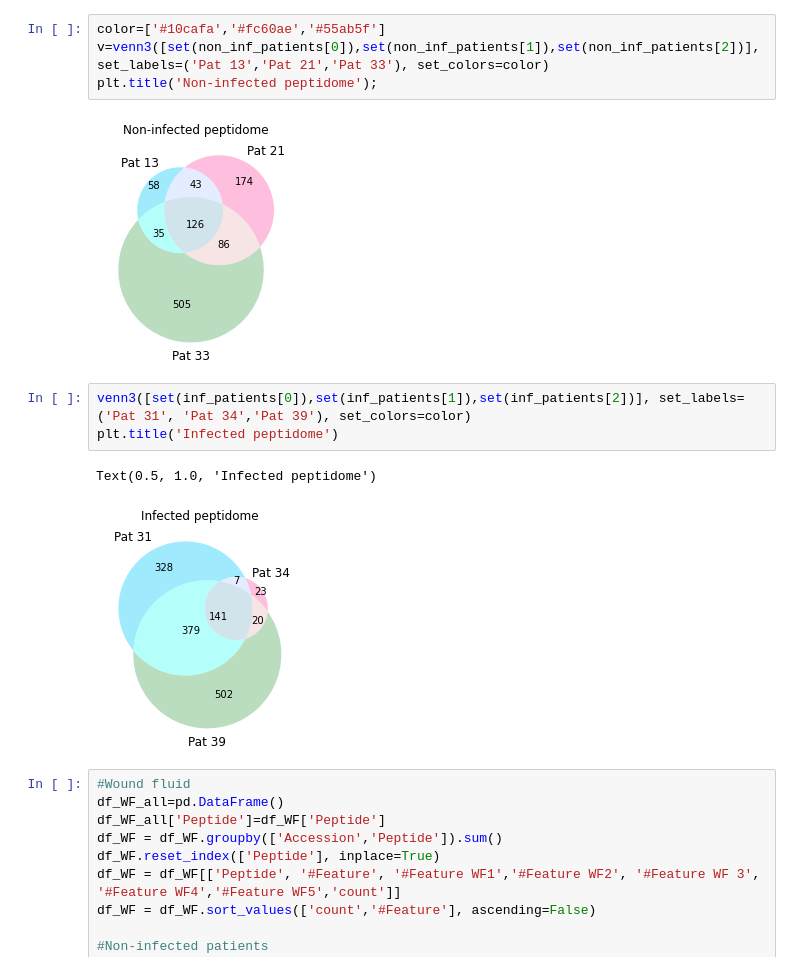
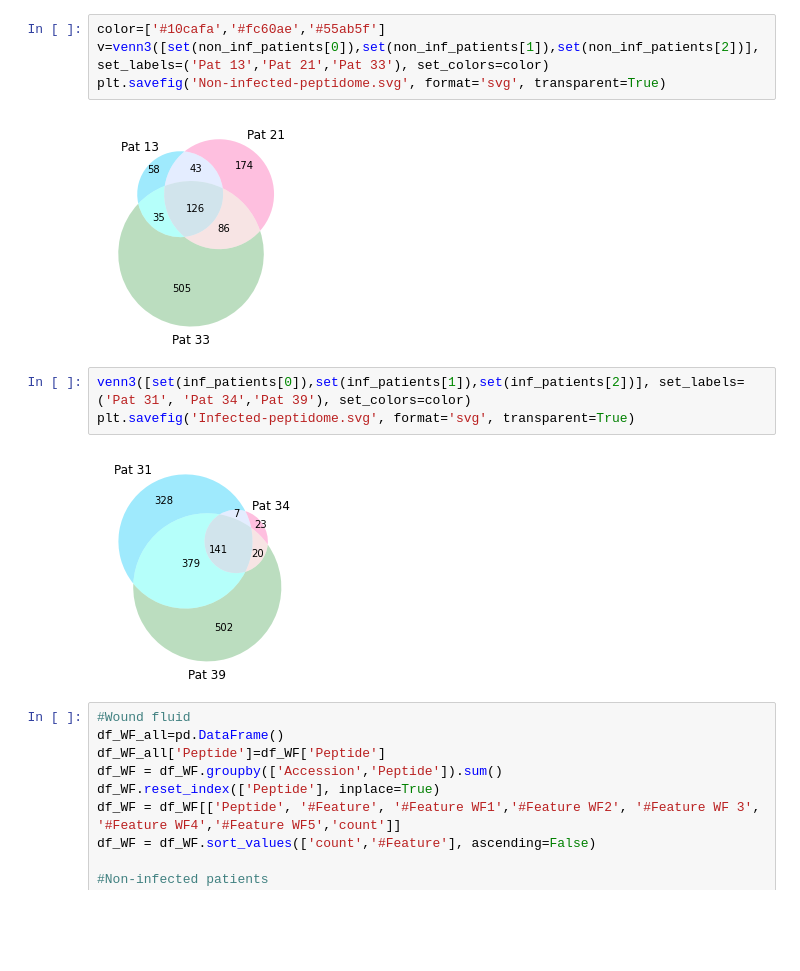
Before and after one commit to ErikHartman/peptidomic_py, a Jupyter notebook: between_group_analysis.ipynb, the cells around one changed output. Drawn from its saved outputs; the diff is of its cells as text; blank space fills up the shorter version.

```diff
--- a/between_group_analysis.ipynb
+++ b/between_group_analysis.ipynb
@@ -82,15 +67,14 @@ df_inf['count']=1
 # %%
 color=['#10cafa','#fc60ae','#55ab5f']
 v=venn3([set(non_inf_patients[0]),set(non_inf_patients[1]),set(non_inf_patients[2])], set_labels=('Pat 13','Pat 21','Pat 33'), set_colors=color)
-plt.title('Non-infected peptidome');
+plt.savefig('Non-infected-peptidome.svg', format='svg', transparent=True)
 # %% [output]
-[figure, old version]
+[figure, new version]
 # %%
 venn3([set(inf_patients[0]),set(inf_patients[1]),set(inf_patients[2])], set_labels=('Pat 31', 'Pat 34','Pat 39'), set_colors=color)
-plt.title('Infected peptidome')
+plt.savefig('Infected-peptidome.svg', format='svg', transparent=True)
 # %% [output]
-Text(0.5, 1.0, 'Infected peptidome')
-[figure, old version]
+[figure, new version]
 # %%
 #Wound fluid
 df_WF_all=pd.DataFrame()
```
Also changed, not shown: parts of 5 cells of this notebook, 9 other files.
